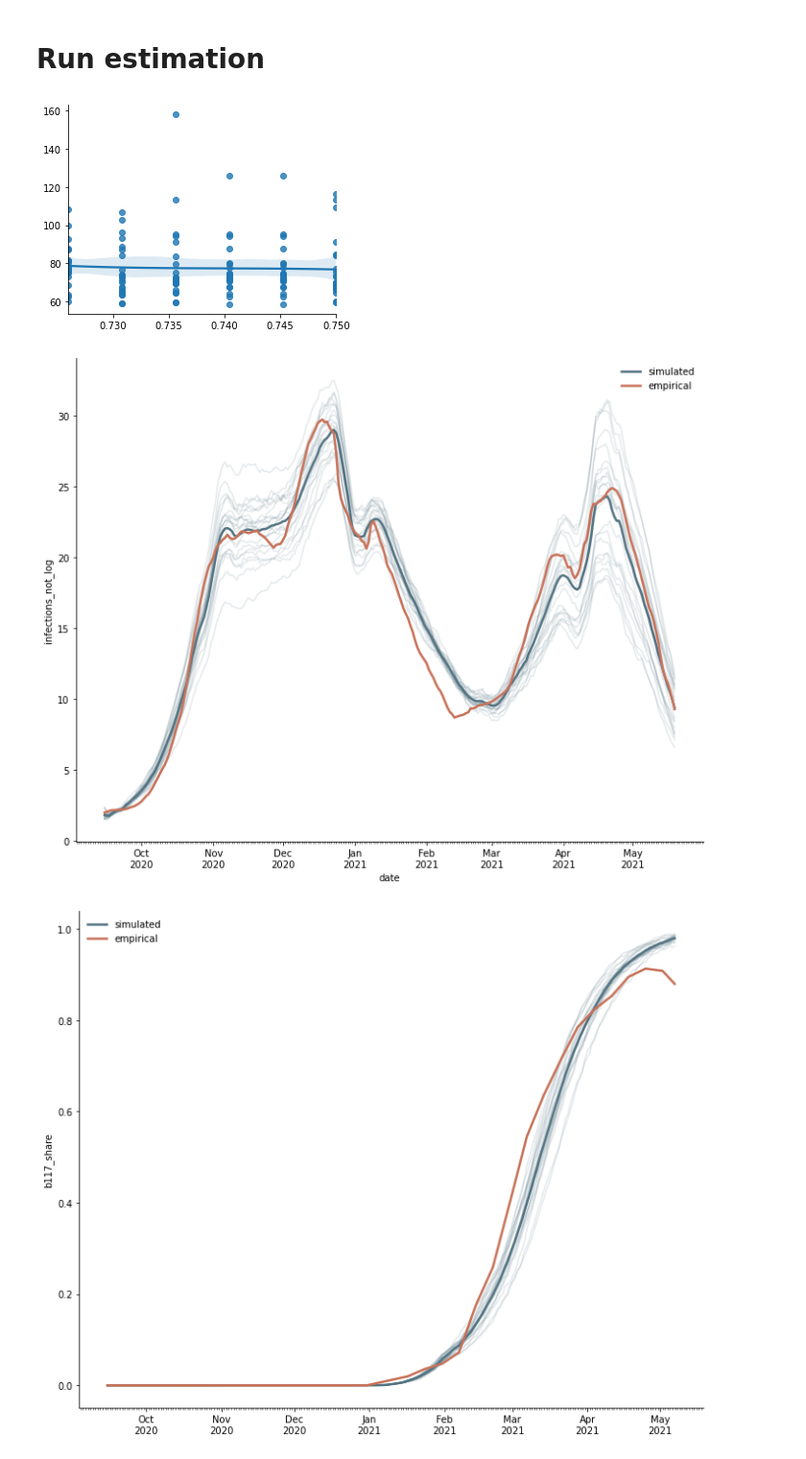
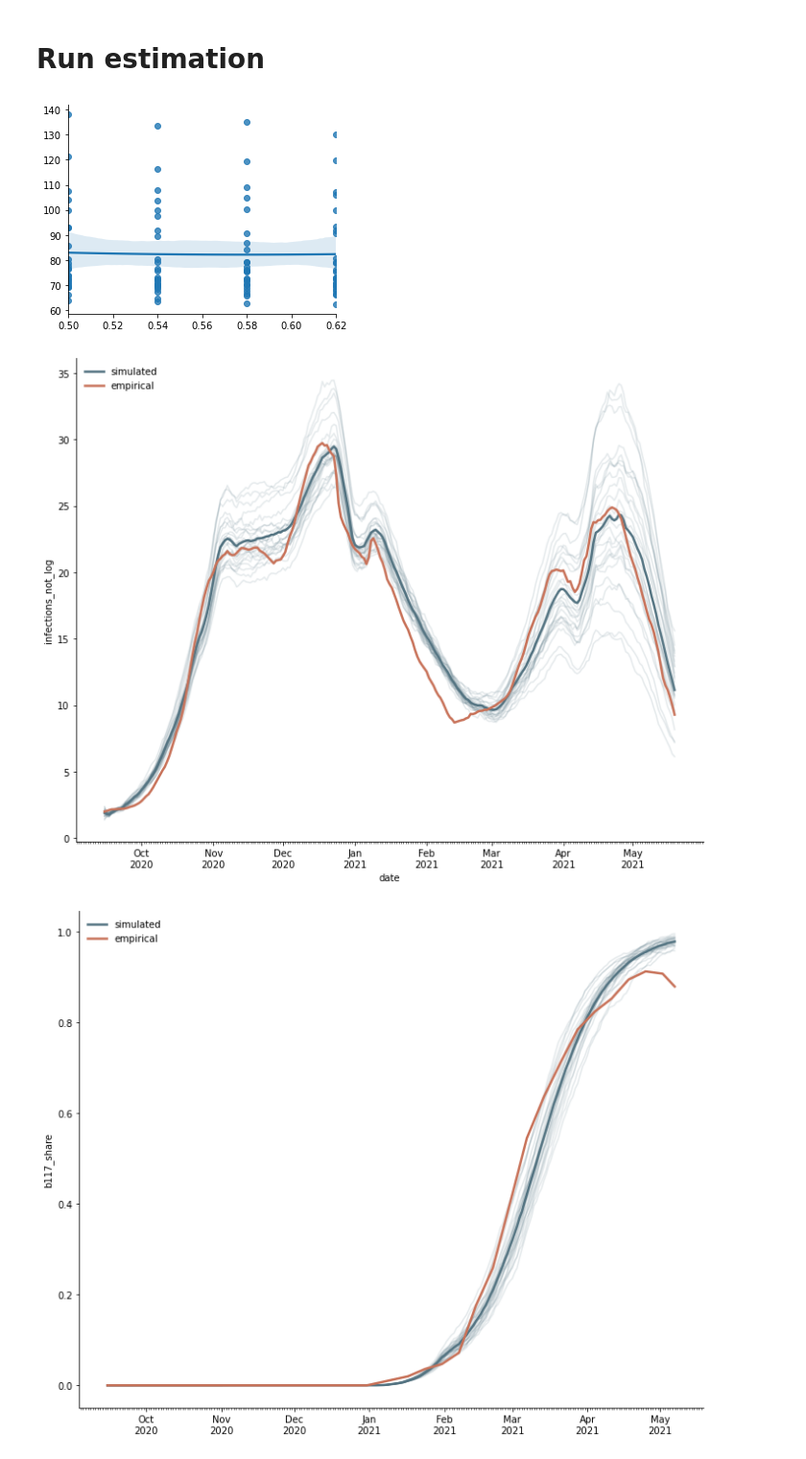
Before and after one commit to covid-19-impact-lab/sid-germany, a Jupyter notebook: src/exploration/janos_simulation_notebook.ipynb, the cells around one changed output. Shown at 96% size. Cells and saved outputs as stored; diff of their text form; code cells hidden in the pictures.

Commit message:
Best fit so far.

```diff
--- a/src/exploration/janos_simulation_notebook.ipynb
+++ b/src/exploration/janos_simulation_notebook.ipynb
@@ -64,8 +64,10 @@ b117_rate = [("events", "b117_cases_per_100_000", "2021-01-31")]
 
 vacation_probs = params.query("category == 'additional_other_vacation_contact'").index
 
+after_easter_rapid_test_level = [("rapid_test_demand", "private_demand", "2021-05-01")]
+
 free_probs = [
-    bundle[0] for bundle in list(index_bundles.values()) + [vacation_probs, b117_rate]
+    bundle[0] for bundle in list(index_bundles.values()) + [vacation_probs, b117_rate, after_easter_rapid_test_level]
 ]
 # %%
 params.loc[other_probs, "value"] = 0.15875
@@ -74,7 +76,7 @@ params.loc[school_probs, "value"] = 0.012
 params.loc[work_probs, "value"] = 0.1475
 params.loc[hh_probs, "value"] = 0.1
 params.loc[vacation_probs, "value"] = 0.5
-params.loc[b117_rate, "value"] = 0.726
+params.loc[b117_rate, "value"] = 0.74
 params.loc[free_probs]
 # %% [output]
 |  |  |  | value |
@@ -108,15 +111,15 @@ params
 # %%
 dimensions = "1d"
 
-n_gridpoints = 1
-loc1 = b117_rate
-gridspec1 = (0., 0.75, n_gridpoints)
+n_gridpoints = 4
+loc1 = after_easter_rapid_test_level
+gridspec1 = (0.5, 0.62, n_gridpoints)
 # only used if 2d
 loc2 = work_probs
 gridspec2 = (0.14, 0.16, n_gridpoints)
 
-n_seeds = 30
-n_cores = 30
+n_seeds = 25
+n_cores = 50
 mask = None
 # %%
 if dimensions == "2d":
@@ -145,12 +148,12 @@ pd.to_pickle(results, "results.pkl")
 # %%
 fig
 # %% [output]
-[figure, old version]
+[figure, new version]
 # %%
-ix = best_index
+ix = best_index + 1
 plot_estimation_moment(results[ix], "aggregated_infections_not_log")
 # %% [output]
-[figure, old version]
+[figure, new version]
 # %%
 plot_estimation_moment(results[ix], "aggregated_b117_share")
 # %% [output]
```
Also changed, not shown: parts of 5 cells of this notebook, 2 other files.
